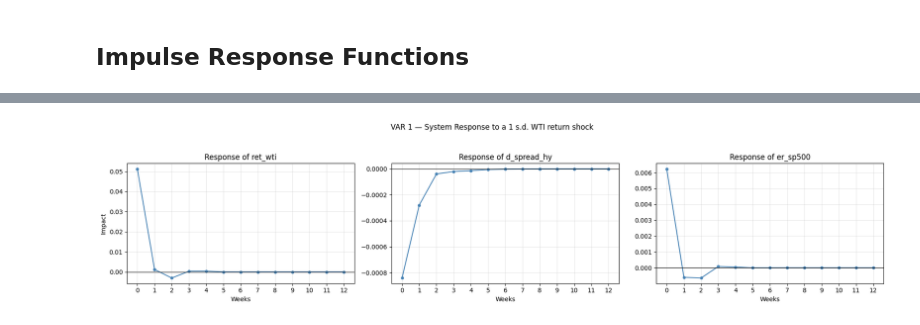
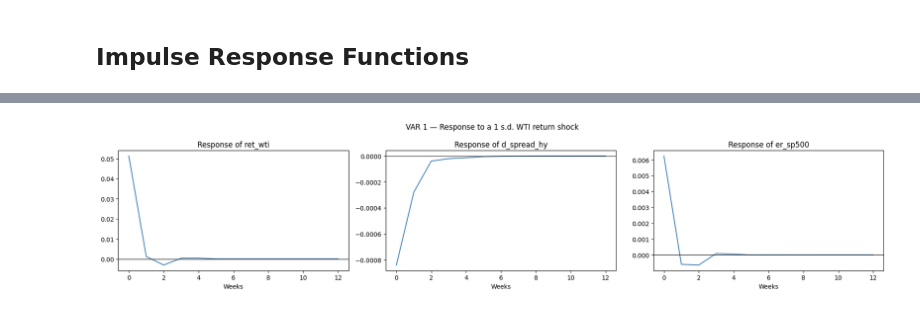
Before and after one commit to yvdri/emf-project-2026, a Jupyter notebook: notebooks/merged_notebook.ipynb, the cells around one changed output, grey strips where cells are left out. Drawn from its saved outputs; the diff is of its cells as text; code cells hidden in the pictures.

```diff
--- a/notebooks/merged_notebook.ipynb
+++ b/notebooks/merged_notebook.ipynb
@@ -152,6 +152,7 @@ var2 = pd.concat([rv_wti, rv_sp500, rv_hy], axis=1)
 
 # combine all 6 variables
 df_final = pd.concat([var1, var2], axis=1, sort=False).dropna()
+df_final.index.freq = 'W-FRI"
 
 print(f"Period: {df_final.index[0].date()} to {df_final.index[-1].date()}")
 print(f"Observations: {len(df_final)}")
@@ -565,84 +571,58 @@ variables_var2 = ["rv_wti",  "rv_hy",       "rv_sp500"]
 irf_var1_fitted = VAR(df[variables_var1]).fit(2)
 irf_var2_fitted = VAR(df[variables_var2]).fit(4)
 
-# ============================================================
-# Manual Orthogonalized Impulse Response Engine (13 Weeks)
-# ============================================================
-def compute_irfs_shock(lag_matrices, cholesky_P, shock_vector, n_periods):
+# VAR 1 — manually creating the impulse vector for the WTI shock
+P1             = np.linalg.cholesky(irf_var1_fitted.sigma_u)
+shock_vector   = np.array([1, 0, 0])   # shock on ret_wti only
+impulse_vector1 = P1 @ shock_vector
+print(f"VAR 1 — impulse vector (ret_wti shock): {impulse_vector1}")
+
+# VAR 2 — manually creating the impulse vector for the WTI variance shock
+P2             = np.linalg.cholesky(irf_var2_fitted.sigma_u)
+impulse_vector2 = P2 @ shock_vector
+print(f"VAR 2 — impulse vector (rv_wti shock):  {impulse_vector2}")
+
+def compute_orth_irf(lag_matrices, cholesky_P, n_periods):
     n_lags = len(lag_matrices)
     n_vars = lag_matrices.shape[1]
 
-    responses = np.zeros((n_periods + 1, n_vars))
+    responses = np.zeros((n_periods + 1, n_vars, n_vars))
+    responses[0] = np.eye(n_vars)  # period 0: identity (no dynamics yet)
 
-    # 1. Insert the instantaneous structural shock at Week 0
-    #    (This perfectly equals P @ [1, 0, 0])
-    responses[0] = cholesky_P @ shock_vector
-
-    # 2. Echo the shock forward!
     for period in range(1, n_periods + 1):
+        # at each week, sum contributions from all previous periods weighted by VAR lag matrices
         for lag in range(1, min(period, n_lags) + 1):
             responses[period] += lag_matrices[lag-1] @ responses[period - lag]
 
-    # Returns exactly the 2D matrix (13 weeks x 3 variables)
-    return responses
+    return np.array([responses[s] @ cholesky_P for s in range(n_periods + 1)])
 
-
-# ------------------------------------------------------------
-# Execute Function for Both VARs
-# ------------------------------------------------------------
-oil_shock_vector = np.array([1, 0, 0])
-
-# VAR 1 (Returns)
-P1 = np.linalg.cholesky(irf_var1_fitted.sigma_u)
-manual1_shock_matrix = compute_irfs_shock(irf_var1_fitted.coefs, P1, oil_shock_vector, 12)
-print(f"VAR 1 — t=0 Impulse vector (from WTI return shock):    {np.round(manual1_shock_matrix[0], 6)}")
-
-# VAR 2 (Variances)
-P2 = np.linalg.cholesky(irf_var2_fitted.sigma_u)
-manual2_shock_matrix = compute_irfs_shock(irf_var2_fitted.coefs, P2, oil_shock_vector, 12)
-print(f"VAR 2 — t=0 Impulse vector (from WTI variance shock): {np.round(manual2_shock_matrix[0], 6)}")
-
-
-# ============================================================
-# Plotting the Graphs
-# ============================================================
+# roll the shock through 12 weeks
+manual1 = compute_orth_irf(irf_var1_fitted.coefs, P1, 12)
+manual2 = compute_orth_irf(irf_var2_fitted.coefs, P2, 12)
 
 # ---- VAR 1 ----
+imp1 = variables_var1.index("ret_wti")
+
 fig, axes = plt.subplots(1, 3, figsize=(18, 4))
-for i, (ax, title) in enumerate(zip(axes, variables_var1)):
-    # Added markers (marker='o') to easily track weekly points
-    ax.plot(manual1_shock_matrix[:, i], color="steelblue", marker='o', markersize=4)
-
+for ax, resp, title in zip(axes, range(3), variables_var1):
+    ax.plot(manual1[:, resp, imp1], color="steelblue")
     ax.axhline(0, color="black", linewidth=0.8)
-
-    # Added gridlines (alpha=0.3) for easier reading
-    ax.grid(alpha=0.3)
-
-    # Force whole-week increments on the X-axis
-    ax.set_xticks(range(13))
-
     ax.set_title(f"Response of {title}")
     ax.set_xlabel("Weeks")
-
-    # Put "Impact" label only on the far left graph
-    if i == 0:
-        ax.set_ylabel("Impact")
-fig.suptitle("VAR 1 — System Response to a 1 s.d. WTI return shock", y=1.05)
+fig.suptitle("VAR 1 — Response to a 1 s.d. WTI return shock")
 plt.tight_layout()
 plt.show()
+
 # ---- VAR 2 ----
+imp2 = variables_var2.index("rv_wti")
+
 fig, axes = plt.subplots(1, 3, figsize=(18, 4))
-for i, (ax, title) in enumerate(zip(axes, variables_var2)):
-    ax.plot(manual2_shock_matrix[:, i], color="steelblue", marker='o', markersize=4)
+for ax, resp, title in zip(axes, range(3), variables_var2):
+    ax.plot(manual2[:, resp, imp2], color="steelblue")
     ax.axhline(0, color="black", linewidth=0.8)
-    ax.grid(alpha=0.3)
-    ax.set_xticks(range(13))
     ax.set_title(f"Response of {title}")
     ax.set_xlabel("Weeks")
-
-    if i == 0:
-        ax.set_ylabel("Impact")
-fig.suptitle("VAR 2 — System Response to a 1 s.d. WTI variance shock", y=1.05)
+fig.suptitle("VAR 2 — Response to a 1 s.d. WTI variance shock")
 plt.tight_layout()
 plt.show()
 # %% [output]
@@ -651 +631 @@ VAR 2 — t=0 Impulse vector (from WTI variance shock): [2.527e-03 2.000e-06 1.5
-[figure, old version]
+[figure, new version]
```
Also changed, not shown: parts of 9 cells of this notebook.
